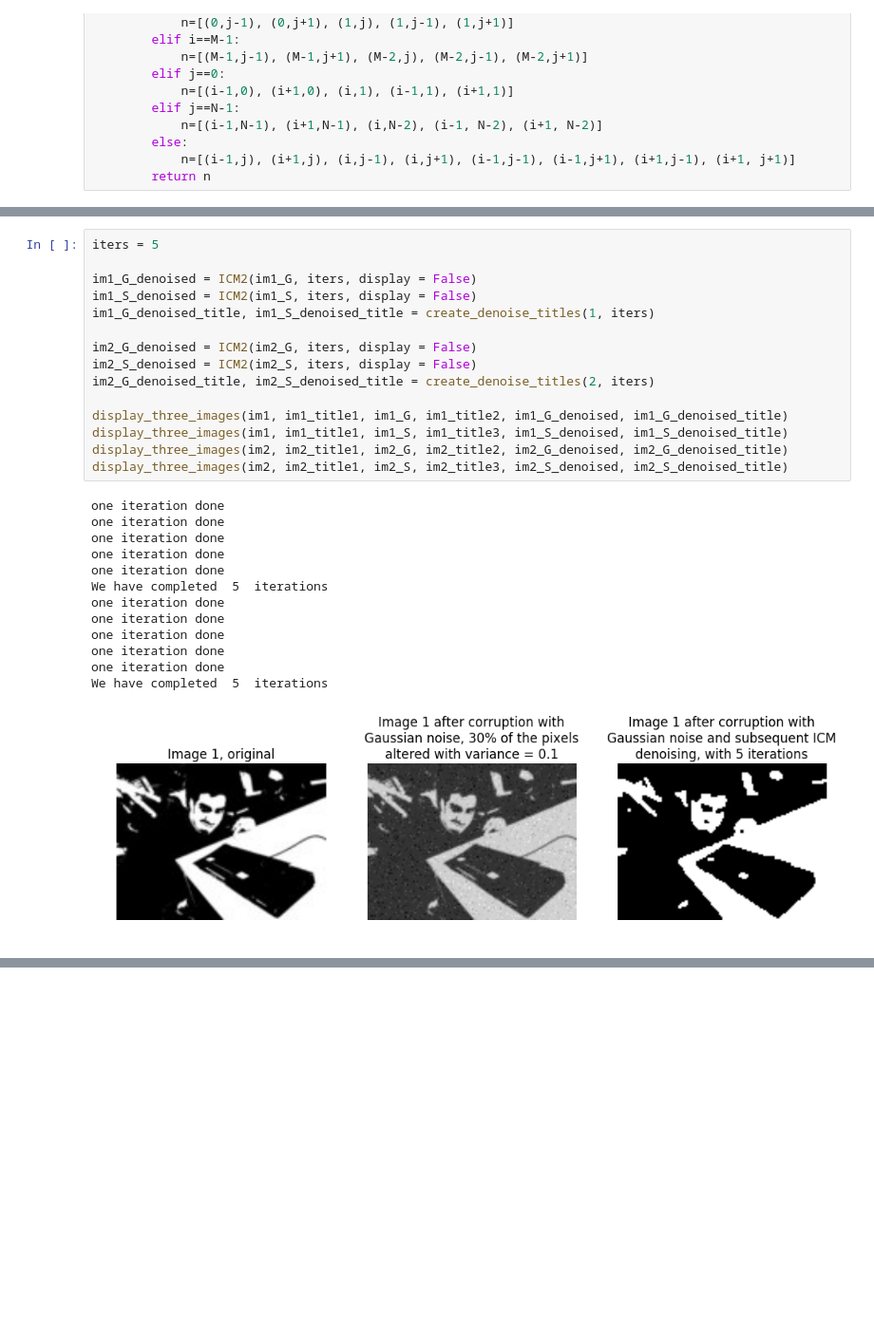
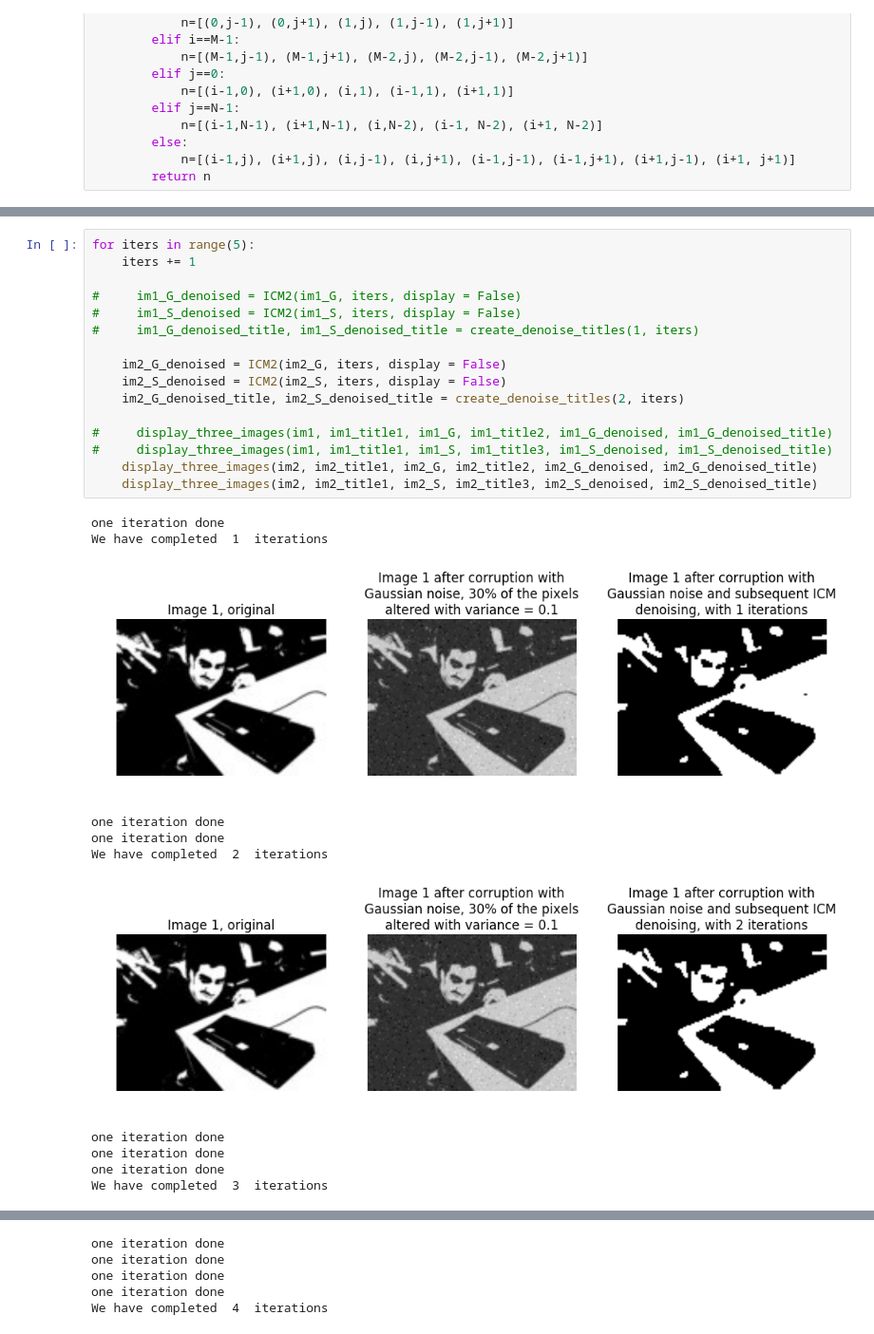
Before and after one commit to ellisp97/machine-learning-2, a Jupyter notebook: code/Untitled.ipynb, the cells around one changed output, grey strips where cells are left out. Shown at 95% size. Saved outputs shown, nothing was run; the diff lists cells and outputs as text; blank space fills up the shorter version.

```diff
--- a/code/Untitled.ipynb
+++ b/code/Untitled.ipynb
@@ -309,29 +410,28 @@ def ICM2(image, lim, display):
 # %%
-iters = 5
+for iters in range(5):
+    iters += 1
 
-im1_G_denoised = ICM2(im1_G, iters, display = False)
-im1_S_denoised = ICM2(im1_S, iters, display = False)
-im1_G_denoised_title, im1_S_denoised_title = create_denoise_titles(1, iters)
+#     im1_G_denoised = ICM2(im1_G, iters, display = False)
+#     im1_S_denoised = ICM2(im1_S, iters, display = False)
+#     im1_G_denoised_title, im1_S_denoised_title = create_denoise_titles(1, iters)
 
-im2_G_denoised = ICM2(im2_G, iters, display = False)
-im2_S_denoised = ICM2(im2_S, iters, display = False)
-im2_G_denoised_title, im2_S_denoised_title = create_denoise_titles(2, iters)
+    im2_G_denoised = ICM2(im2_G, iters, display = False)
+    im2_S_denoised = ICM2(im2_S, iters, display = False)
+    im2_G_denoised_title, im2_S_denoised_title = create_denoise_titles(2, iters)
 
-display_three_images(im1, im1_title1, im1_G, im1_title2, im1_G_denoised, im1_G_denoised_title)
-display_three_images(im1, im1_title1, im1_S, im1_title3, im1_S_denoised, im1_S_denoised_title)
-display_three_images(im2, im2_title1, im2_G, im2_title2, im2_G_denoised, im2_G_denoised_title)
-display_three_images(im2, im2_title1, im2_S, im2_title3, im2_S_denoised, im2_S_denoised_title)
+#     display_three_images(im1, im1_title1, im1_G, im1_title2, im1_G_denoised, im1_G_denoised_title)
+#     display_three_images(im1, im1_title1, im1_S, im1_title3, im1_S_denoised, im1_S_denoised_title)
+    display_three_images(im2, im2_title1, im2_G, im2_title2, im2_G_denoised, im2_G_denoised_title)
+    display_three_images(im2, im2_title1, im2_S, im2_title3, im2_S_denoised, im2_S_denoised_title)
 # %% [output]
 one iteration done
-one iteration done
-one iteration done
-one iteration done
-one iteration done
-We have completed  5  iterations
-one iteration done
-one iteration done
-one iteration done
-one iteration done
-one iteration done
-We have completed  5  iterations
+We have completed  1  iterations
-[figure, old version]
+[figure, new version]
+one iteration done
+one iteration done
+We have completed  2  iterations
+[figure, added]
+one iteration done
+one iteration done
+one iteration done
+We have completed  3  iterations
@@ -337,0 +439,5 @@ We have completed  5  iterations
+one iteration done
+one iteration done
+one iteration done
+one iteration done
+We have completed  4  iterations
```
Also changed, not shown: parts of 6 cells of this notebook.
